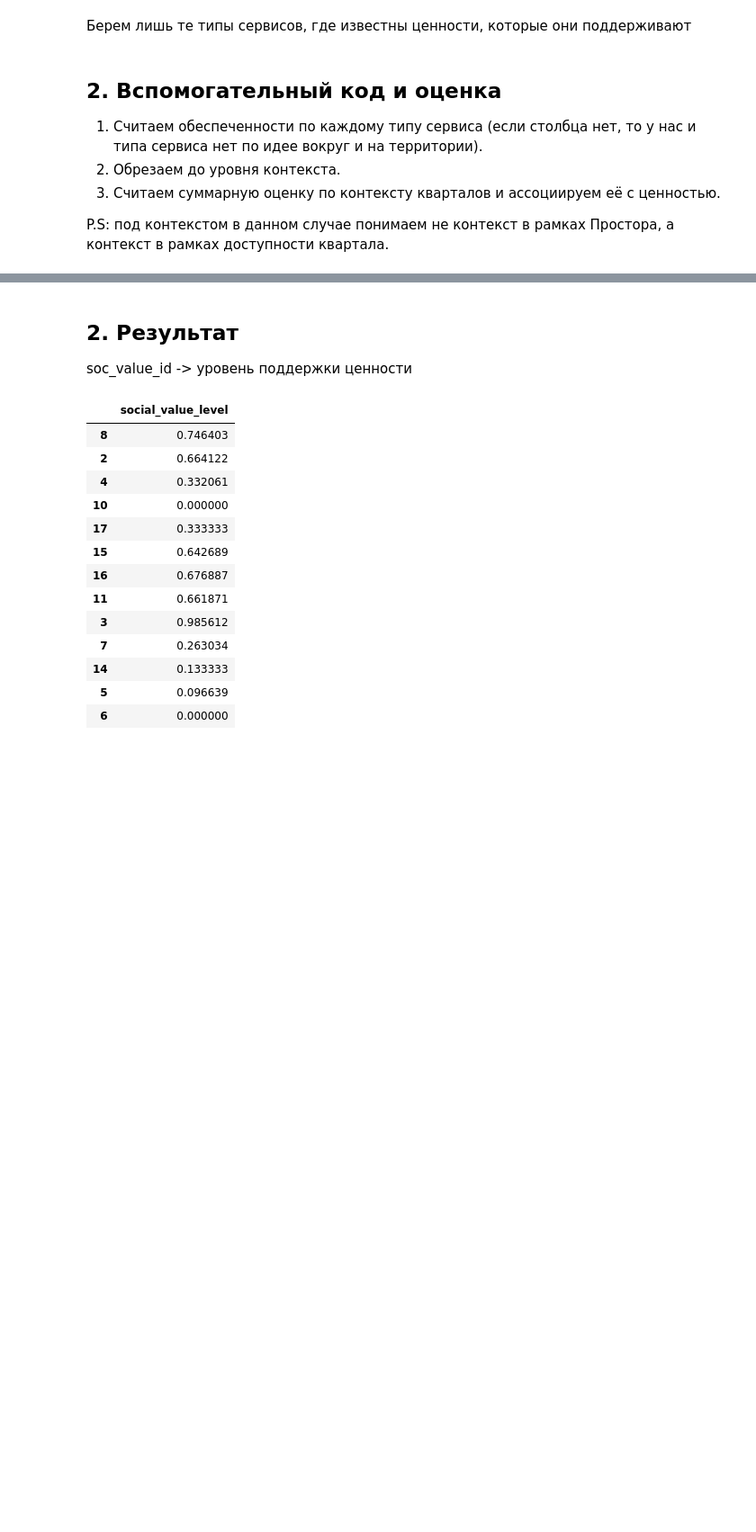
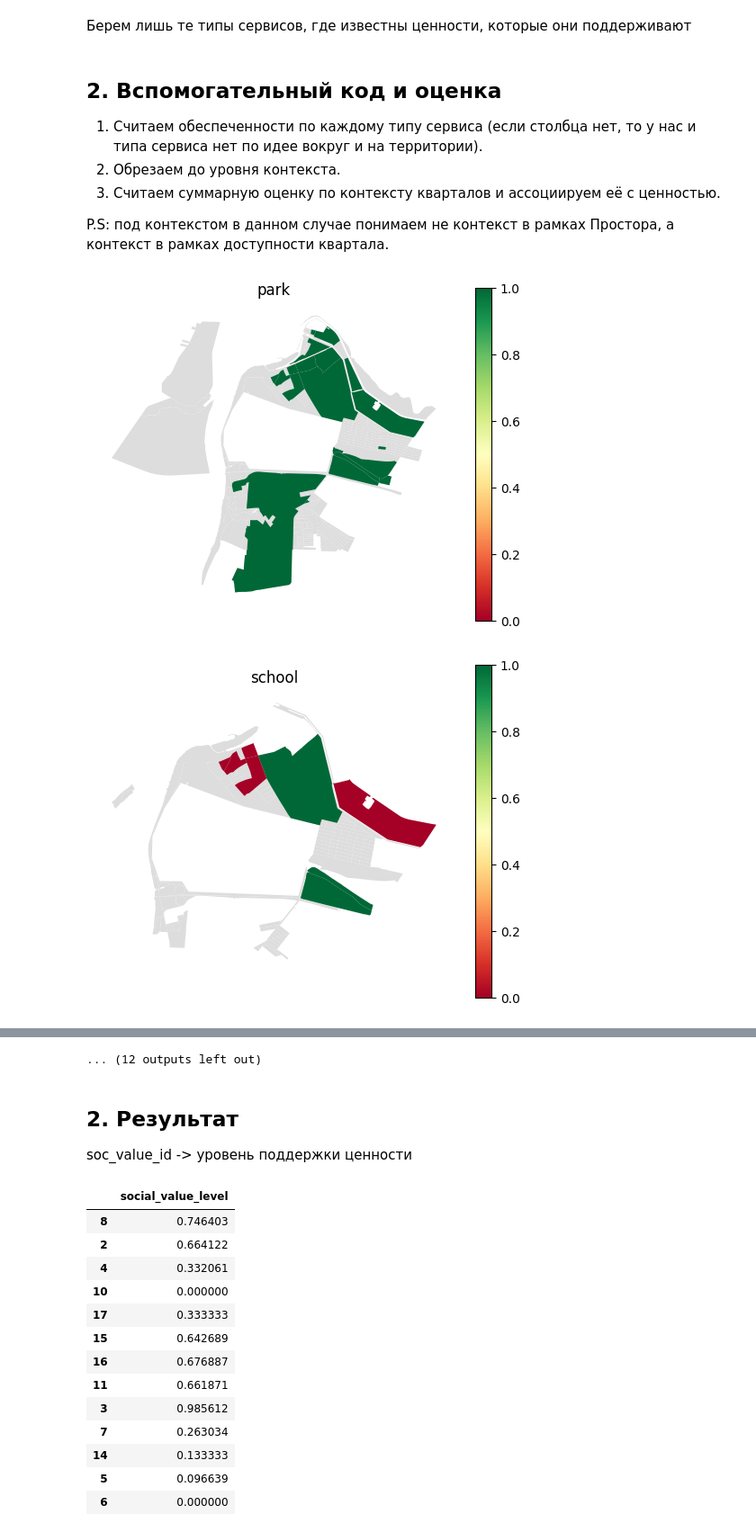
Before and after one commit to vasilstar97/prostor-examples, a Jupyter notebook: examples/Ф35 Ф26 Ф36/1. Ф36.ipynb, the cells around one changed output, grey strips where cells are left out. Shown at 90% size. Drawn from its saved outputs; the diff is of its cells as text; code cells hidden in the pictures; blank space fills up the shorter version.

```diff
--- a/examples/Ф35 Ф26 Ф36/1. Ф36.ipynb
+++ b/examples/Ф35 Ф26 Ф36/1. Ф36.ipynb
@@ -30,7 +30,7 @@ from blocksnet.relations.accessibility import get_accessibility_context
 
 def _get_project_context(blocks : pd.DataFrame, acc_mx : pd.DataFrame, accessibility : float) -> list[int]:
   project_blocks = blocks[~blocks.is_context].copy()
-  context_blocks = get_accessibility_context(acc_mx, project_blocks, accessibility, out=False)
+  context_blocks = get_accessibility_context(acc_mx, project_blocks, accessibility, out=False, keep=False)
   return list(context_blocks.index)
 # %%
 from blocksnet.analysis.provision import competitive_provision, provision_strong_total
@@ -42,23 +42,34 @@ def _assess_provision(blocks : pd.DataFrame, acc_mx : pd.DataFrame, service_type
   if capacity_column not in blocks.columns:
     return 0.0
   context_ids = _get_project_context(blocks, acc_mx, accessibility)
-  blocks_df = blocks.rename(columns={capacity_column:'capacity'})[['population', 'capacity']].copy()
+  blocks_df = blocks.rename(columns={capacity_column:'capacity'})[['geometry', 'population', 'capacity']].copy()
   prov_df, _ = competitive_provision(blocks_df, acc_mx, accessibility, demand)
   prov_df = prov_df.loc[context_ids].copy()
   if prov_df['demand'].sum() == 0:
     return None
+
+  # FIXME remove later
+  plot_blocks = blocks.loc[context_ids, ['geometry']].copy()
+  ax = plot_blocks.plot(color='#ddd')
+  plot_blocks.join(prov_df).plot(ax=ax, column='provision_strong', legend=True, vmin=0, vmax=1, cmap='RdYlGn')
+  ax.set_axis_off()
+  ax.set_title(service_type)
+
   return float(provision_strong_total(prov_df))
 # %%
 from tqdm import tqdm
 
 social_values_provisions = {}
 
-for st_id in tqdm(service_types.index):
+for st_id in service_types.index:
   st_name = service_types.loc[st_id,'name']
   social_values = service_types.loc[st_id,'social_values']
   prov_total = _assess_provision(blocks, acc_mx, st_name)
   for social_value in social_values:
     if social_value in social_values_provisions:
       social_values_provisions[social_value].append(prov_total)
     else:
       social_values_provisions[social_value] = [prov_total]
+# %% [output]
+[figure, added]
+[figure, added]
@@ -65,3 +86,4 @@ for st_id in tqdm(service_types.index):
+... (12 outputs left out)
 # %% [markdown]
 ## 2. Результат
 
```
Also changed, not shown: parts of 1 cell of this notebook.
